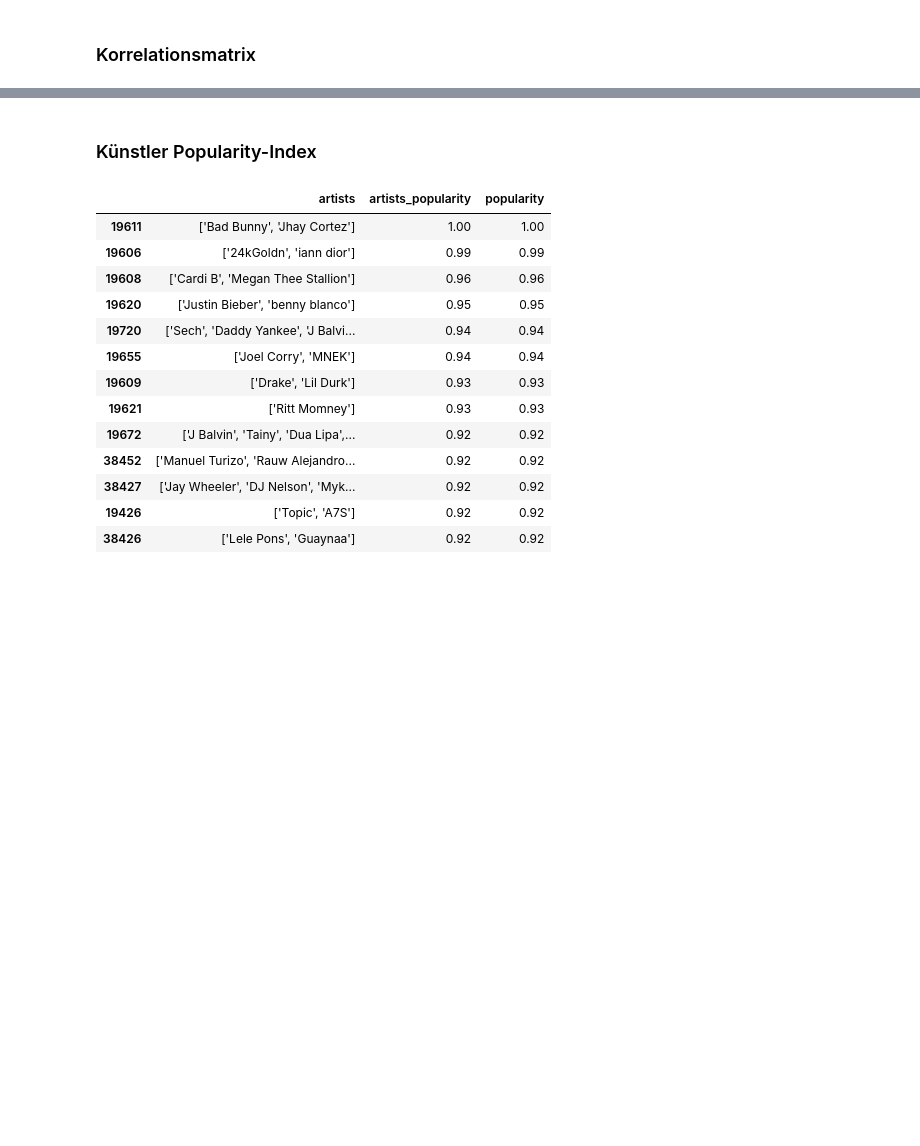
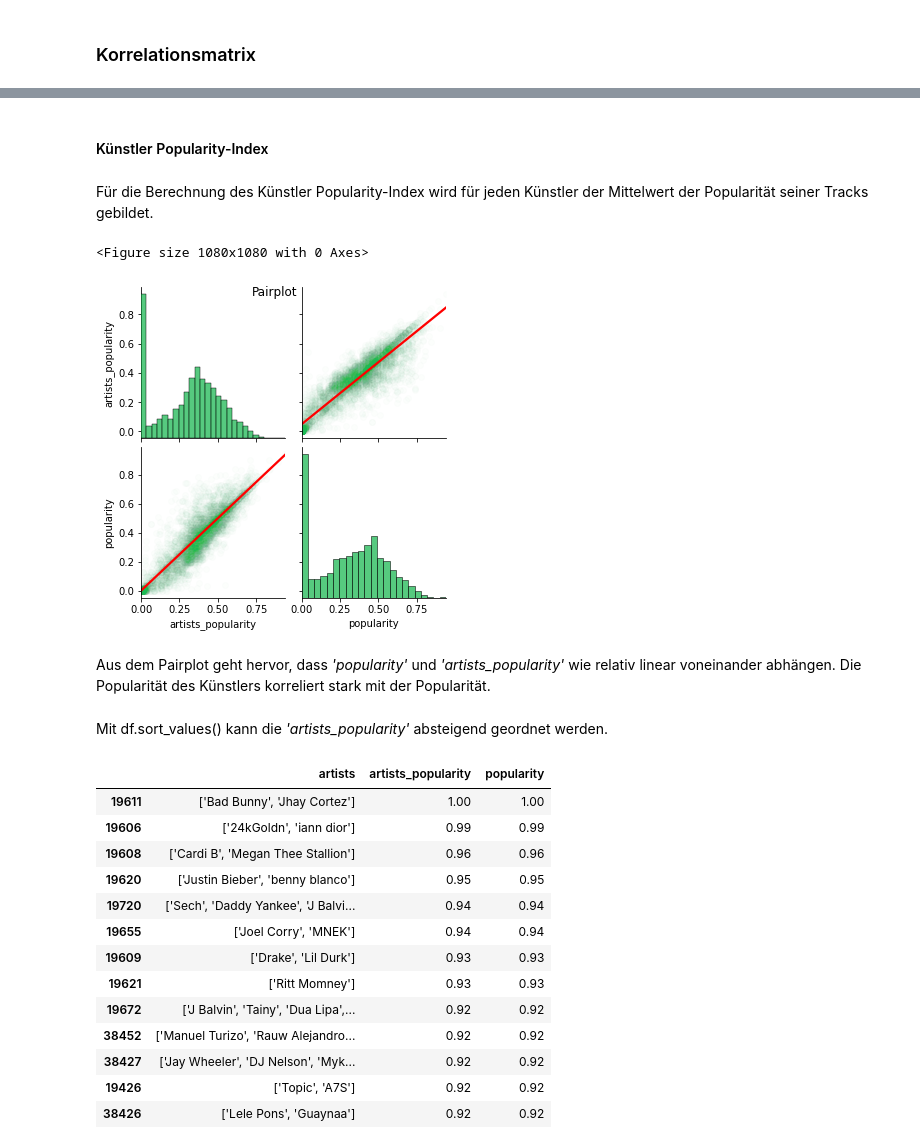
Before and after one commit to StarostVe/EMLP_Spotify, a Jupyter notebook: EMLP_Spotify.ipynb, the cells around one changed output, grey strips where cells are left out. Drawn from its saved outputs; the diff is of its cells as text; code cells hidden in the pictures; blank space fills up the shorter version.

```diff
--- a/EMLP_Spotify.ipynb
+++ b/EMLP_Spotify.ipynb
@@ -258,5 +279,7 @@ Die Vorgehensweise ist nicht unproblematisch, da durch das Target Encoding die I
 # %% [markdown]
-### Künstler Popularity-Index
+#### Künstler Popularity-Index
+# %% [markdown]
+Für die Berechnung des Künstler Popularity-Index wird für jeden Künstler der Mittelwert der Popularität seiner Tracks gebildet.
 # %%
 df_art = pd.concat([df_str['artists'], df_num['popularity']], axis = 1) # Neuer df mit artist und popularity
 # %%
@@ -266,10 +289,18 @@ df_art = pd.concat([df_art, df_num['popularity']], axis = 1)
 # %%
 #df_art.head()
 # %%
-# plt.figure(figsize=(15, 15))
-# g = sns.pairplot(frame.sample(1000), kind = 'reg', plot_kws={'line_kws':{'color':'red'}, 'scatter_kws': {'color':'#1DB954','alpha': 0.05}}, diag_kws={'color':'#1DB954'})
-# g.fig.suptitle('Pairplot')
-# plt.show()
+# Pairplot von 'popularity' und 'artists_popularity'
+plt.figure(figsize=(15, 15))
+g = sns.pairplot(df_art.sample(5000), kind = 'reg', plot_kws={'line_kws':{'color':'red'}, 'scatter_kws': {'color':'#1DB954','alpha': 0.01}}, diag_kws={'color':'#1DB954'})
+g.fig.suptitle('Pairplot')
+plt.show()
+# %% [output]
+<Figure size 1080x1080 with 0 Axes>
+[figure, added]
+# %% [markdown]
+Aus dem Pairplot geht hervor, dass *'popularity'* und *'artists_popularity'* wie relativ linear voneinander abhängen. Die Popularität des Künstlers korreliert stark mit der Popularität.
+# %% [markdown]
+Mit df.sort_values() kann die *'artists_popularity'* absteigend geordnet werden.
 # %%
 df_art.sort_values(by = 'artists_popularity', ascending = False).head(n = 15)
 # %% [output]
```
Also changed, not shown: parts of 79 cells of this notebook, 3 other files.
